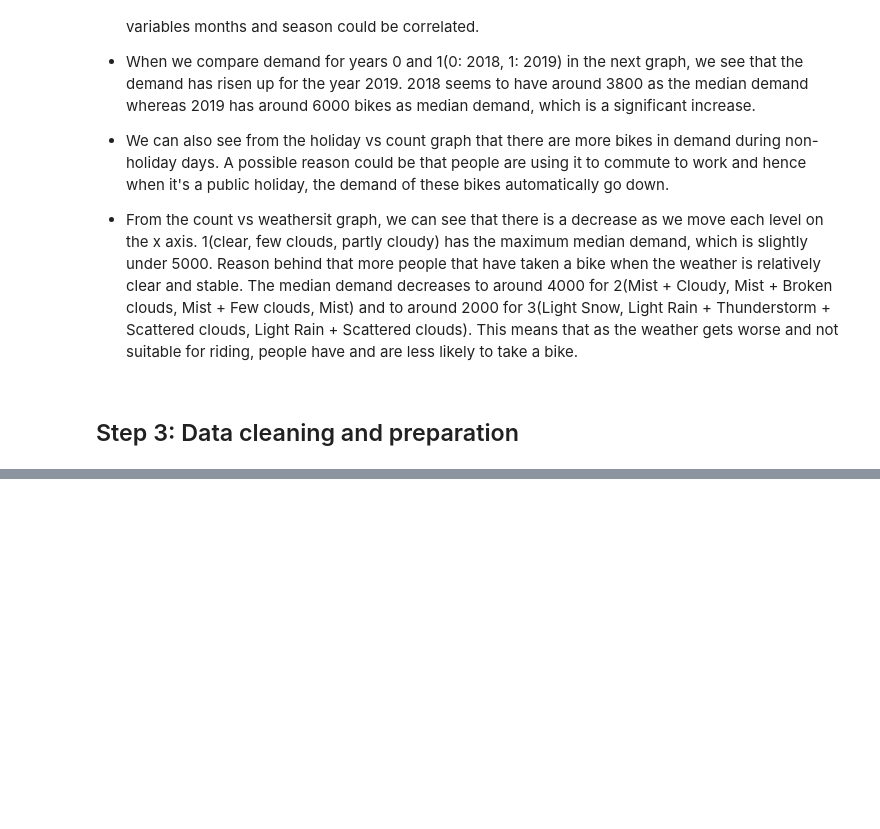
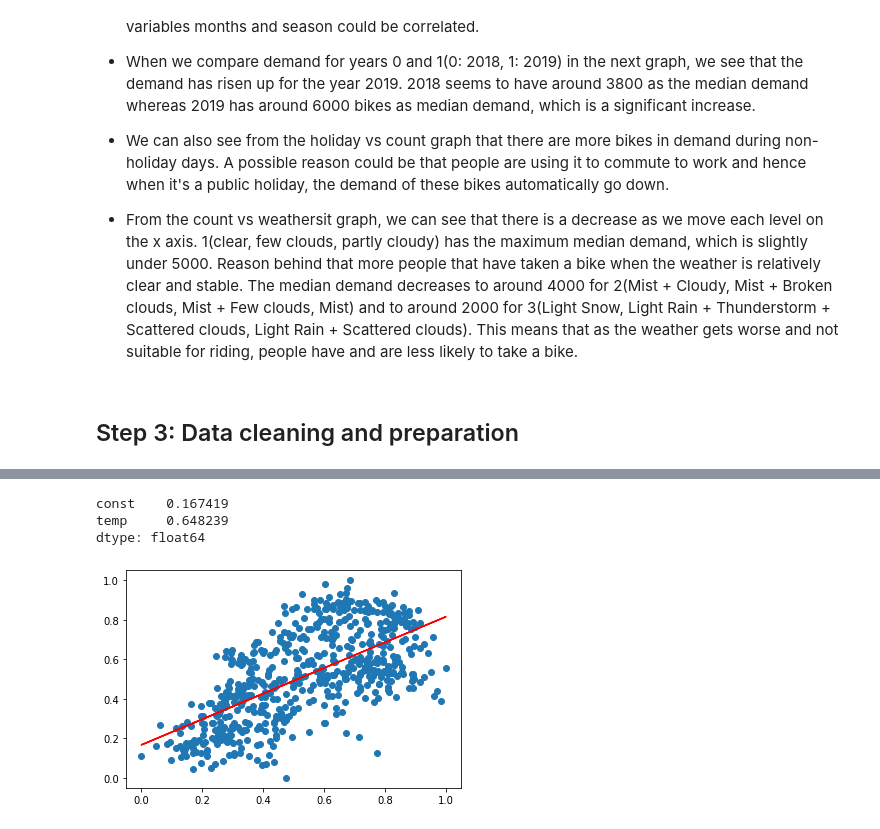
Before and after one commit to badribnarayanan/iiit-pgdml, a Jupyter notebook: LinearRegression/LinearRegression.ipynb, the cells around one changed output, grey strips where cells are left out. Saved outputs shown, nothing was run; the diff lists cells and outputs as text; code cells hidden in the pictures; blank space fills up the shorter version.

```diff
--- a/LinearRegression/LinearRegression.ipynb
+++ b/LinearRegression/LinearRegression.ipynb
@@ -199,0 +411,4 @@ plt.show()
+# %%
+#let's drop feeling temperature vale(atemp) and retain the recorded temperature value(temp)
+df_train.drop(['atemp'],axis=1,inplace=True)
+df_train.head()
@@ -199,0 +424,4 @@ plt.show()
+# %%
+#X_train will contain all the feature variables(independent variables) and y_train contains the target variable count(dependent variable)
+y_train = df_train.pop('cnt')
+X_train = df_train
@@ -199,0 +432,21 @@ plt.show()
+# %%
+import statsmodels.api as sm
+
+# Add a constant
+X_train_lm = sm.add_constant(X_train[['temp']])
+
+# Create a first fitted model
+lr = sm.OLS(y_train, X_train_lm).fit()
+# %%
+lr.params   # check the coeffecients
+# %% [output]
+const    0.167419
+temp     0.648239
+dtype: float64
+# %%
+# Let's visualise the data with a scatter plot and the fitted regression line
+plt.scatter(X_train_lm.iloc[:, 1], y_train)
+plt.plot(X_train_lm.iloc[:, 1], 0.167 + 0.648*X_train_lm.iloc[:, 1], 'r')
+plt.show()
+# %% [output]
+[figure, added]
```
Also changed, not shown: parts of 67 cells of this notebook, 2 other files.
